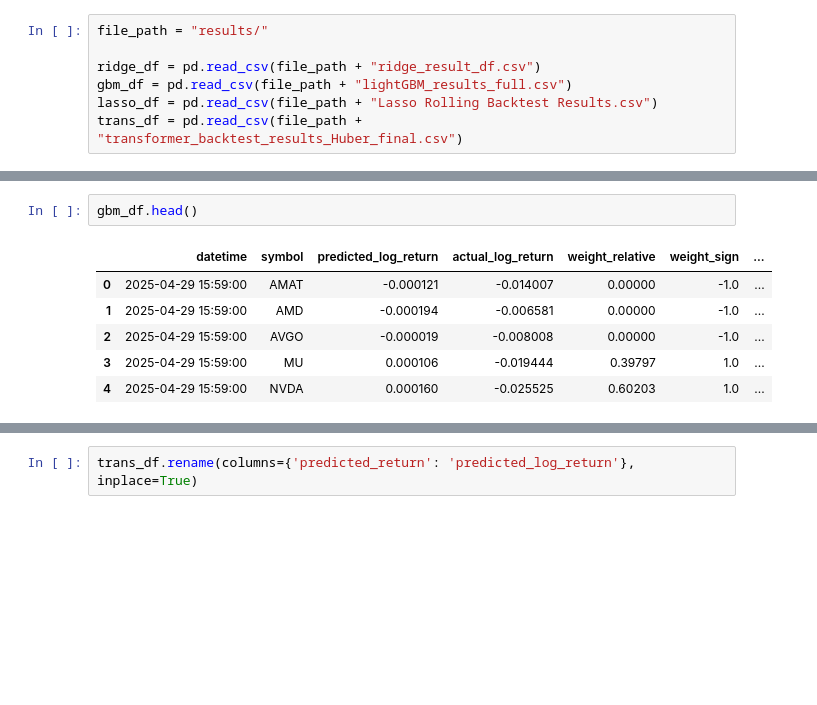
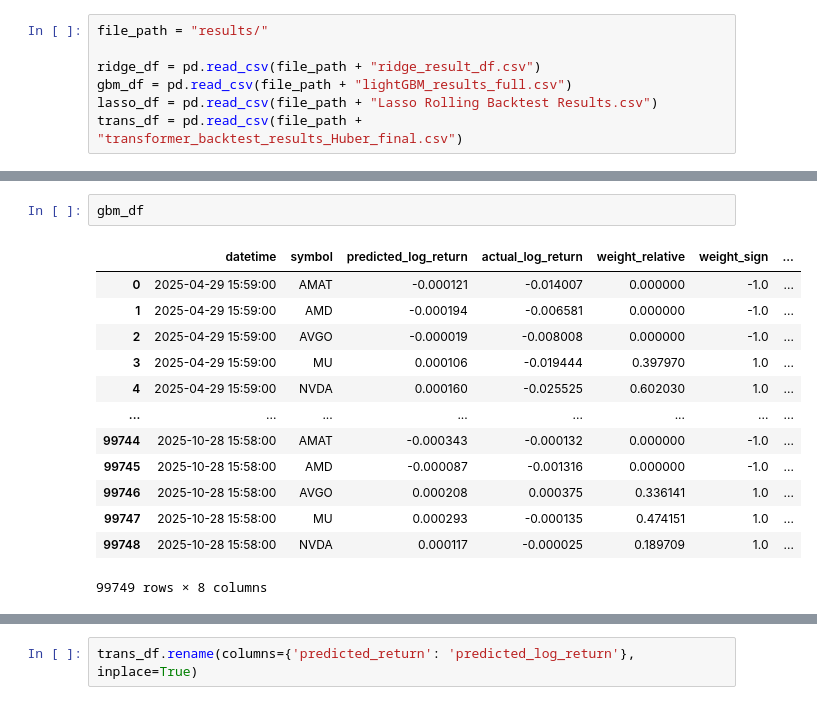
Before and after one commit to crk13/5205-Project2, a Jupyter notebook: weighted_model.ipynb, the cells around one changed output, grey strips where cells are left out. Saved outputs shown, nothing was run; the diff lists cells and outputs as text; blank space fills up the shorter version.

```diff
--- a/weighted_model.ipynb
+++ b/weighted_model.ipynb
@@ -21,10 +33,17 @@ ridge_df.head()
 # %%
-gbm_df.head()
+gbm_df
 # %% [output]
 |  | datetime | symbol | predicted_log_return | actual_log_return | weight_relative | weight_sign | ... |
-| 0 | 2025-04-29 15:59:00 | AMAT | -0.000121 | -0.014007 | 0.00000 | -1.0 | ... |
-| 1 | 2025-04-29 15:59:00 | AMD | -0.000194 | -0.006581 | 0.00000 | -1.0 | ... |
-| 2 | 2025-04-29 15:59:00 | AVGO | -0.000019 | -0.008008 | 0.00000 | -1.0 | ... |
-| 3 | 2025-04-29 15:59:00 | MU | 0.000106 | -0.019444 | 0.39797 | 1.0 | ... |
-| 4 | 2025-04-29 15:59:00 | NVDA | 0.000160 | -0.025525 | 0.60203 | 1.0 | ... |
+| 0 | 2025-04-29 15:59:00 | AMAT | -0.000121 | -0.014007 | 0.000000 | -1.0 | ... |
+| 1 | 2025-04-29 15:59:00 | AMD | -0.000194 | -0.006581 | 0.000000 | -1.0 | ... |
+| 2 | 2025-04-29 15:59:00 | AVGO | -0.000019 | -0.008008 | 0.000000 | -1.0 | ... |
+| 3 | 2025-04-29 15:59:00 | MU | 0.000106 | -0.019444 | 0.397970 | 1.0 | ... |
+| 4 | 2025-04-29 15:59:00 | NVDA | 0.000160 | -0.025525 | 0.602030 | 1.0 | ... |
+| ... | ... | ... | ... | ... | ... | ... | ... |
+| 99744 | 2025-10-28 15:58:00 | AMAT | -0.000343 | -0.000132 | 0.000000 | -1.0 | ... |
+| 99745 | 2025-10-28 15:58:00 | AMD | -0.000087 | -0.001316 | 0.000000 | -1.0 | ... |
+| 99746 | 2025-10-28 15:58:00 | AVGO | 0.000208 | 0.000375 | 0.336141 | 1.0 | ... |
+| 99747 | 2025-10-28 15:58:00 | MU | 0.000293 | -0.000135 | 0.474151 | 1.0 | ... |
+| 99748 | 2025-10-28 15:58:00 | NVDA | 0.000117 | -0.000025 | 0.189709 | 1.0 | ... |
+99749 rows × 8 columns
 # %%
```
Also changed, not shown: parts of 19 cells of this notebook, 2 other files.
